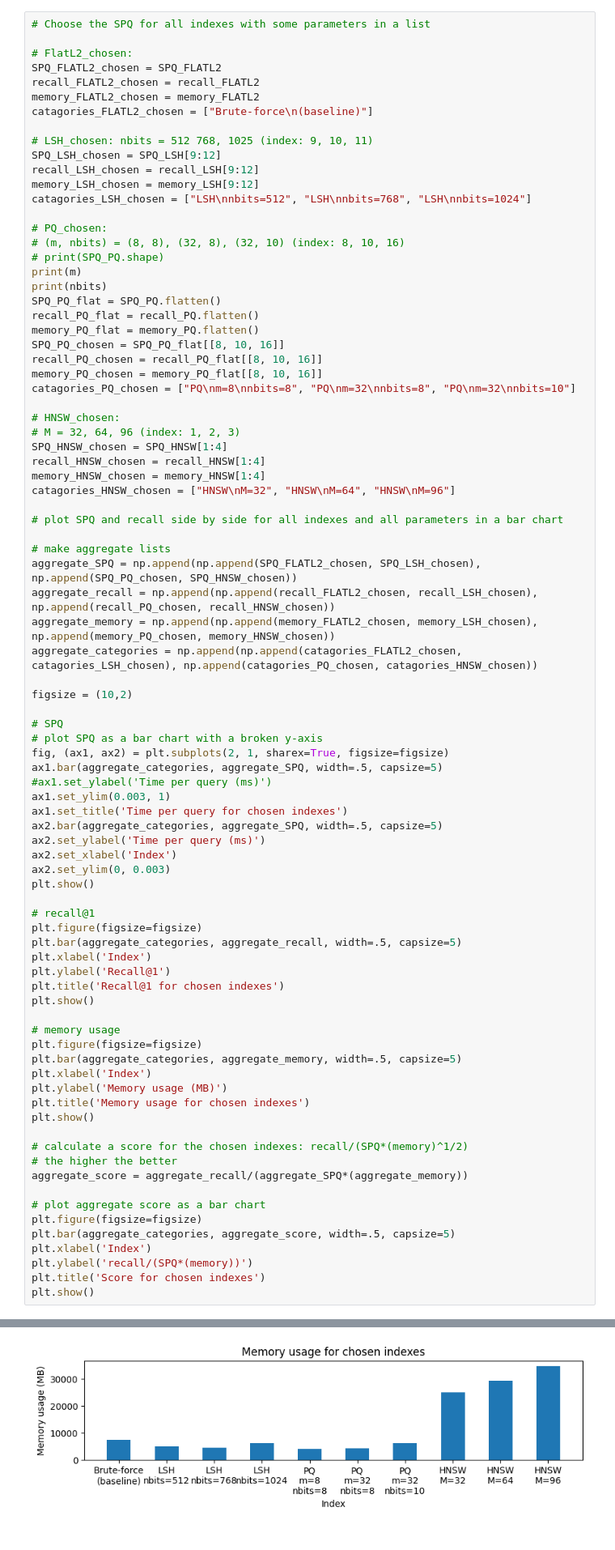
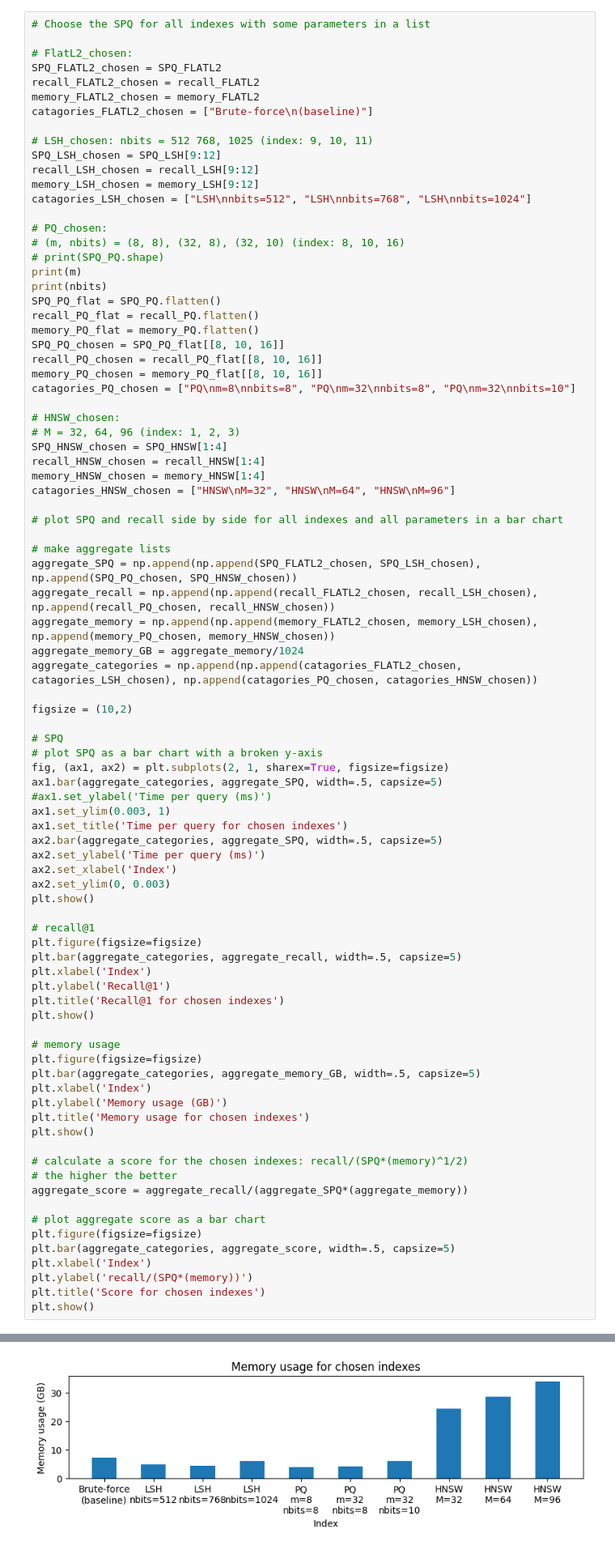
Before and after one commit to Kevinpyx/faissBenchmarking, a Jupyter notebook: result_analysis.ipynb, the cells around one changed output, grey strips where cells are left out. Shown at 81% size. Drawn from its saved outputs; the diff is of its cells as text.

Commit message:
show final memory in GB instead of MB

```diff
--- a/result_analysis.ipynb
+++ b/result_analysis.ipynb
@@ -377,6 +377,7 @@ catagories_HNSW_chosen = ["HNSW\nM=32", "HNSW\nM=64", "HNSW\nM=96"]
 aggregate_SPQ = np.append(np.append(SPQ_FLATL2_chosen, SPQ_LSH_chosen), np.append(SPQ_PQ_chosen, SPQ_HNSW_chosen))
 aggregate_recall = np.append(np.append(recall_FLATL2_chosen, recall_LSH_chosen), np.append(recall_PQ_chosen, recall_HNSW_chosen))
 aggregate_memory = np.append(np.append(memory_FLATL2_chosen, memory_LSH_chosen), np.append(memory_PQ_chosen, memory_HNSW_chosen))
+aggregate_memory_GB = aggregate_memory/1024
 aggregate_categories = np.append(np.append(catagories_FLATL2_chosen, catagories_LSH_chosen), np.append(catagories_PQ_chosen, catagories_HNSW_chosen))
 
 figsize = (10,2)
@@ -397,34 +398,34 @@ plt.show()
 # recall@1
 plt.figure(figsize=figsize)
 plt.bar(aggregate_categories, aggregate_recall, width=.5, capsize=5)
 plt.xlabel('Index')
 plt.ylabel('Recall@1')
 plt.title('Recall@1 for chosen indexes')
 plt.show()
 
 # memory usage
 plt.figure(figsize=figsize)
-plt.bar(aggregate_categories, aggregate_memory, width=.5, capsize=5)
+plt.bar(aggregate_categories, aggregate_memory_GB, width=.5, capsize=5)
 plt.xlabel('Index')
-plt.ylabel('Memory usage (MB)')
+plt.ylabel('Memory usage (GB)')
 plt.title('Memory usage for chosen indexes')
 plt.show()
 
 # calculate a score for the chosen indexes: recall/(SPQ*(memory)^1/2)
 # the higher the better
 aggregate_score = aggregate_recall/(aggregate_SPQ*(aggregate_memory))
 
 # plot aggregate score as a bar chart
 plt.figure(figsize=figsize)
 plt.bar(aggregate_categories, aggregate_score, width=.5, capsize=5)
 plt.xlabel('Index')
 plt.ylabel('recall/(SPQ*(memory))')
 plt.title('Score for chosen indexes')
 plt.show()
 # %% [output]
 [ 1  3  8 16 32 48  1  3  8 16 32 48  1  3  8 16 32 48]
 [ 6  6  6  6  6  6  8  8  8  8  8  8 10 10 10 10 10 10]
 [figure]
 [figure]
-[figure, old version]
+[figure, new version]
 [figure]
```
Also changed, not shown: parts of 1 cell of this notebook.
